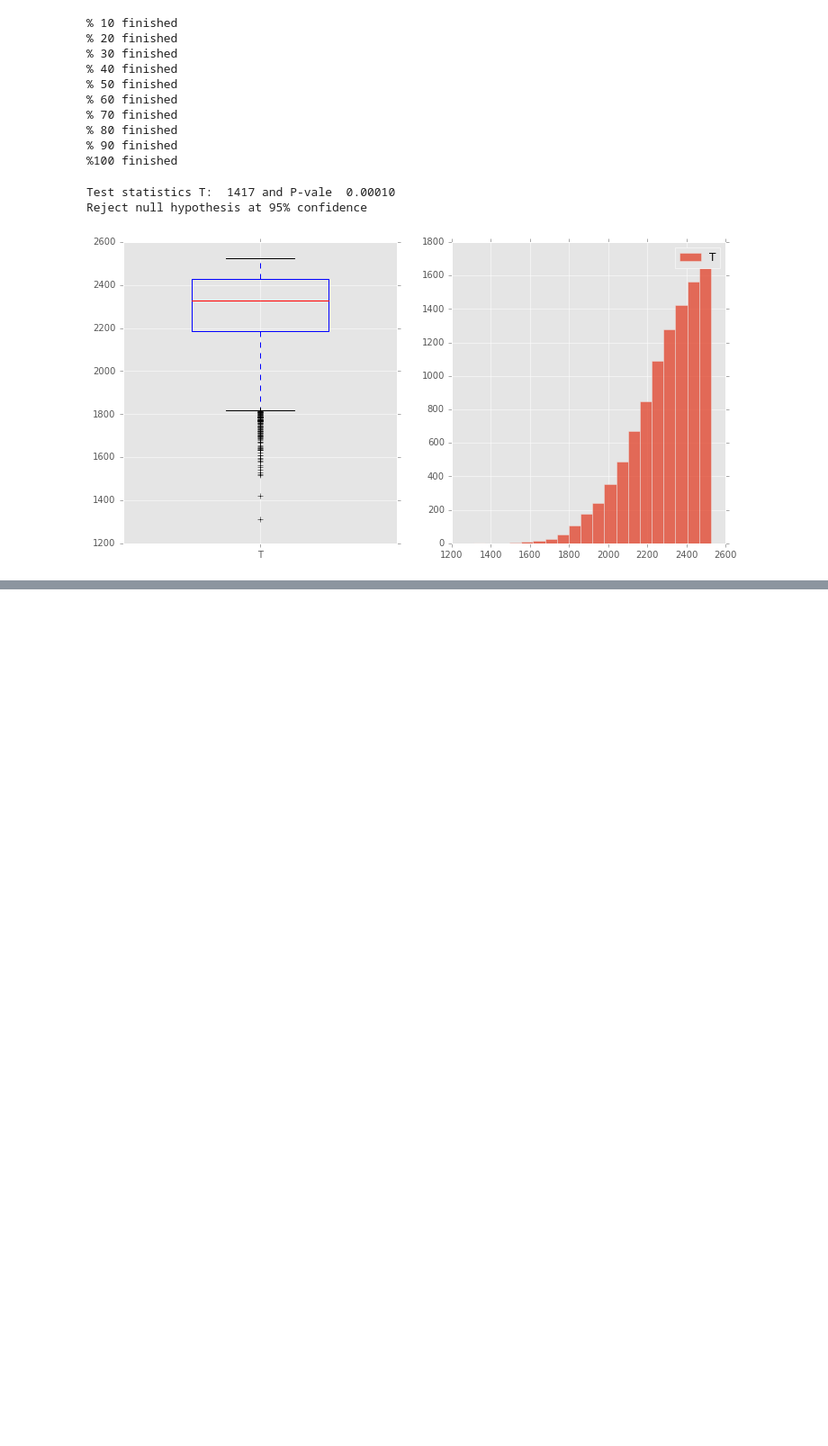
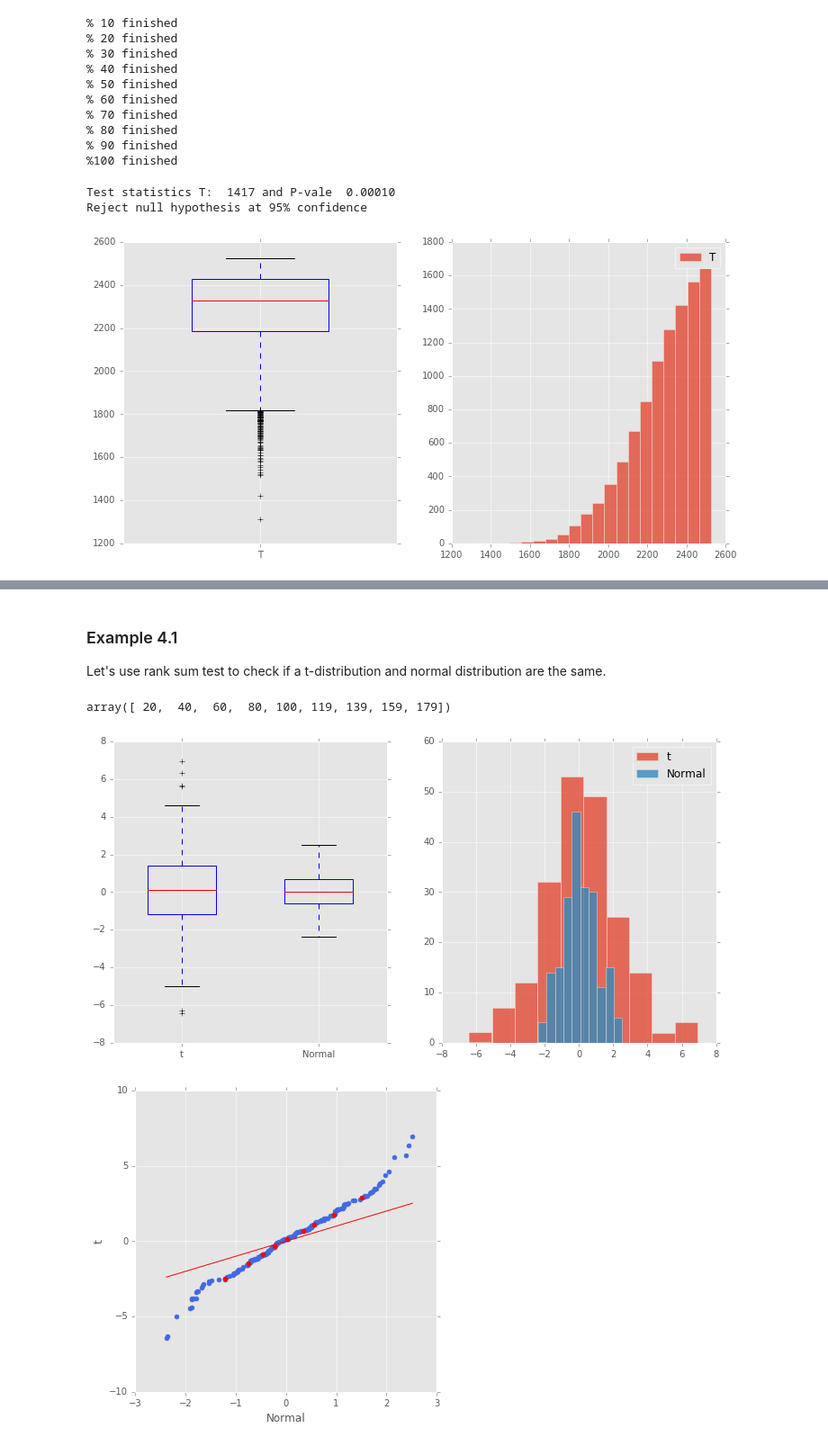
Before and after one commit to chaovite/hypotest, a Jupyter notebook: hypotests_practice_01.ipynb, the cells around one changed output, grey strips where cells are left out. Shown at 90% size. Saved outputs shown, nothing was run; the diff lists cells and outputs as text; code cells hidden in the pictures; blank space fills up the shorter version.

Commit message:
Add rank-sum test and permutation test

```diff
--- a/hypotests_practice_01.ipynb
+++ b/hypotests_practice_01.ipynb
@@ -304,0 +320,28 @@ Reject null hypothesis at 95% confidence
+# %% [markdown]
+### Example 4.1
+Let's use rank sum test to check if a t-distribution and normal distribution are the same.
+# %%
+N = 200
+sigma = 2
+df    = 5
+mu    = 0
+# generate samples from a t-distribution with dof=nu
+X     = scipy.stats.t.rvs(df, loc=mu, size=N, scale=2)
+
+# generate samples from a normal distribution
+Xn     = scipy.stats.norm.rvs(size=N)
+plot_dignostics_twosample(X,Xn,['t','Normal'])
+
+# Q-Q plot
+index = np.round(np.linspace(0, N-1, 11)[1:10]).astype('int')
+plt.figure(figsize=(6,6))
+plt.plot(np.sort(Xn),np.sort(X),'.',color='royalblue',markersize=10)
+plt.plot(np.sort(Xn),np.sort(Xn),'r-')
+plt.plot(np.sort(Xn)[index],np.sort(X)[index],'.',color='red',markersize=10)
+plt.ylim([-10,10])
+plt.xlabel('Normal')
+plt.ylabel('t')
+# %% [output]
+array([ 20,  40,  60,  80, 100, 119, 139, 159, 179])
+[figure, added]
+[figure, added]
```
Also changed, not shown: parts of 18 cells of this notebook.
